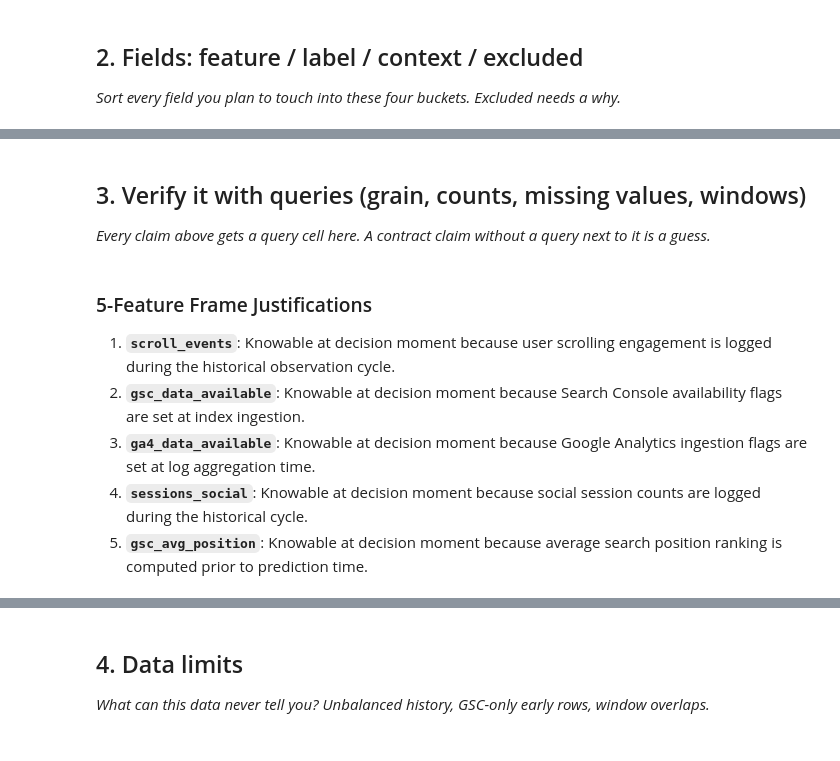
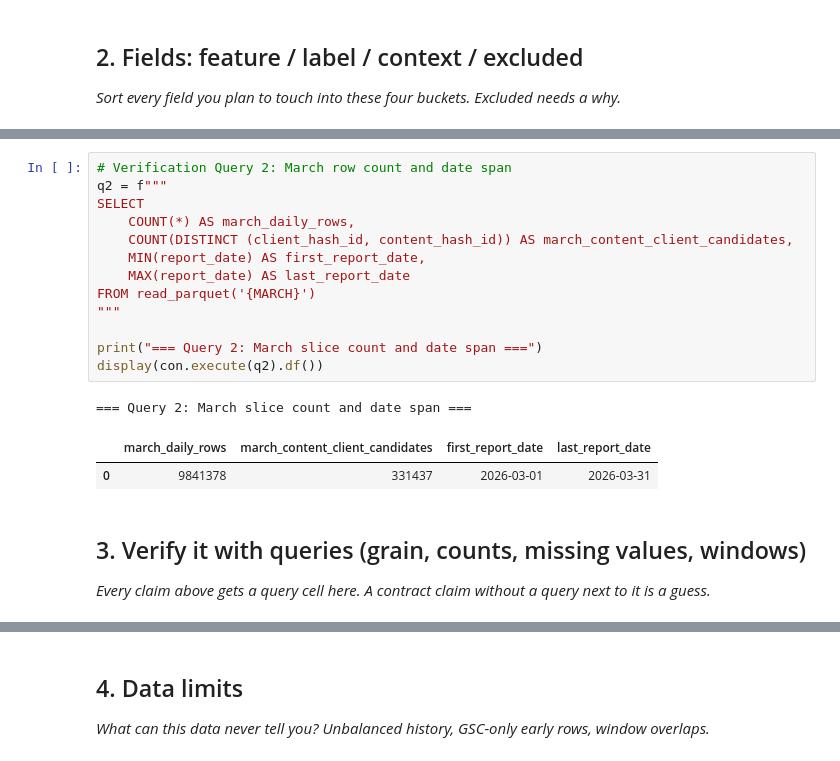
Before and after one commit to ramyaa-hegde/flyrank-ml-internship-tasks, a Jupyter notebook: work/notebooks/w03_data_contract.ipynb, the cells around one changed output, grey strips where cells are left out. Cells and saved outputs as stored; diff of their text form.

Commit message:
Complete ML-04 search intelligence data contract

```diff
--- a/work/notebooks/w03_data_contract.ipynb
+++ b/work/notebooks/w03_data_contract.ipynb
@@ -73,11 +91,21 @@ print(con.execute(q2).df())
+# %%
+# Verification Query 2: March row count and date span
+q2 = f"""
+SELECT
+    COUNT(*) AS march_daily_rows,
+    COUNT(DISTINCT (client_hash_id, content_hash_id)) AS march_content_client_candidates,
+    MIN(report_date) AS first_report_date,
+    MAX(report_date) AS last_report_date
+FROM read_parquet('{MARCH}')
+"""
+
+print("=== Query 2: March slice count and date span ===")
+display(con.execute(q2).df())
+# %% [output]
+=== Query 2: March slice count and date span ===
+|  | march_daily_rows | march_content_client_candidates | first_report_date | last_report_date |
+| 0 | 9841378 | 331437 | 2026-03-01 | 2026-03-31 |
 # %% [markdown]
 ## 3. Verify it with queries (grain, counts, missing values, windows)
 
 *Every claim above gets a query cell here. A contract claim without a query next to it is a guess.*
-# %% [markdown]
-### 5-Feature Frame Justifications
-1. **`scroll_events`**: Knowable at decision moment because user scrolling engagement is logged during the historical observation cycle.
-2. **`gsc_data_available`**: Knowable at decision moment because Search Console availability flags are set at index ingestion.
-3. **`ga4_data_available`**: Knowable at decision moment because Google Analytics ingestion flags are set at log aggregation time.
-4. **`sessions_social`**: Knowable at decision moment because social session counts are logged during the historical cycle.
-5. **`gsc_avg_position`**: Knowable at decision moment because average search position ranking is computed prior to prediction time.
```
Also changed, not shown: parts of 14 cells of this notebook.
